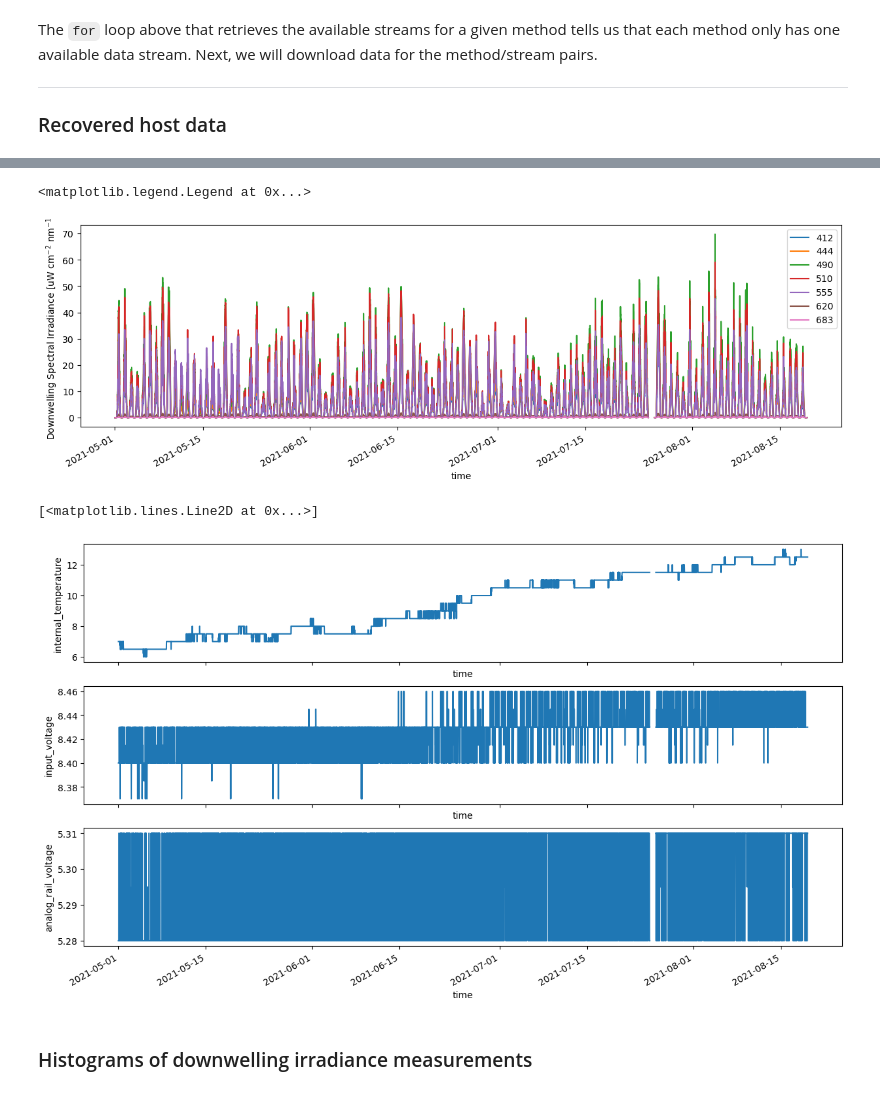
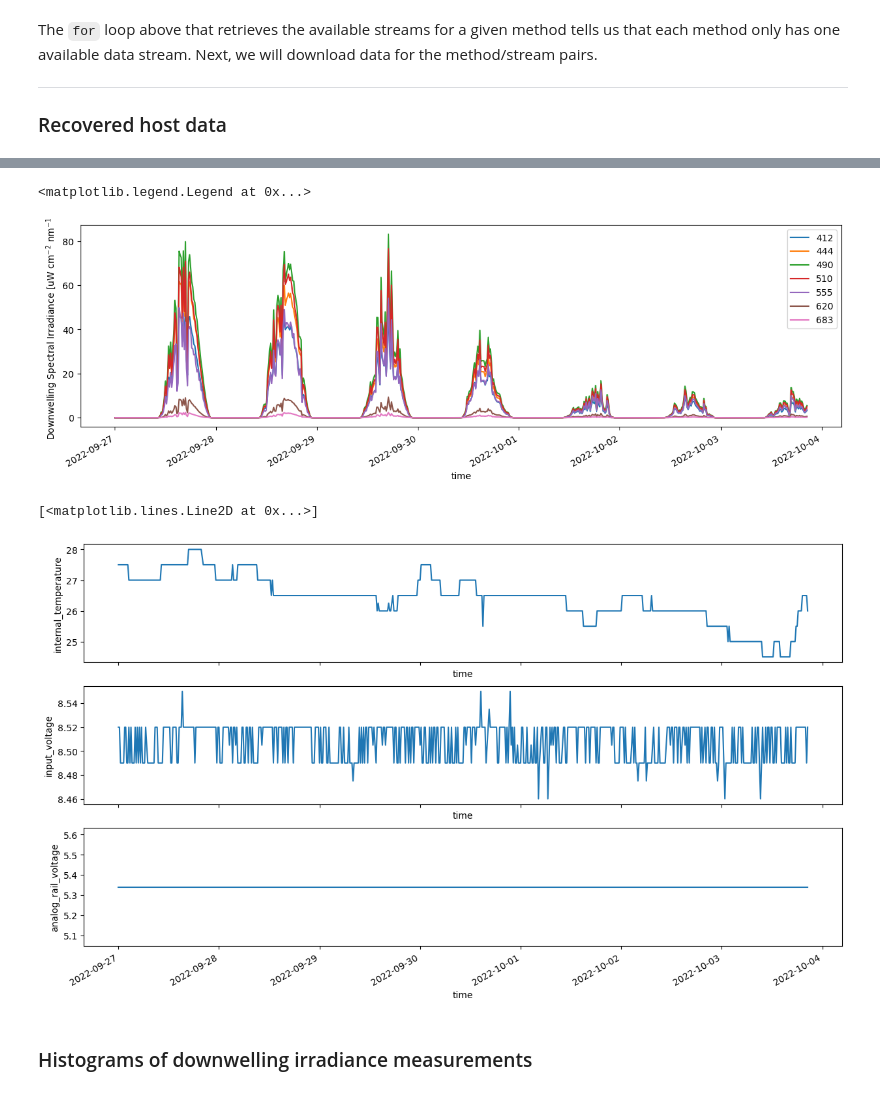
Before and after one commit to cooleyky/qartod_testing, a Jupyter notebook: notebooks/11-Deep-dive-CP01CNSM-RID26-08-SPKIRB000.ipynb, the cells around one changed output, grey strips where cells are left out. Saved outputs shown, nothing was run; the diff lists cells and outputs as text; code cells hidden in the pictures.

Commit message:
Complete first deep dive for CP04OSSM

```diff
--- a/notebooks/11-Deep-dive-CP01CNSM-RID26-08-SPKIRB000.ipynb
+++ b/notebooks/11-Deep-dive-CP01CNSM-RID26-08-SPKIRB000.ipynb
@@ -23,7 +23,7 @@ from ooinet import M2M # not sure if importing just M2M is correct/whether there
 from qartod_testing.plotting import nanfill_time_gaps
 # %%
 # Set parameters for data request
-refdes = 'GI01SUMO-RID16-08-SPKIRB000'
+refdes = 'CP04OSSM-RID26-08-SPKIRB000'
 site, node, sensor = refdes.split('-', 2)
 # %%
 # Create dict of methods and associated data streams
@@ -96,9 +97,9 @@ The `for` loop above that retrieves the available streams for a given method tel
 ### Recovered host data
 # %%
 # Set method and stream strings
-method = methods[1]
+method = methods[0]
 stream = streams[method][0]
-deploy = 9
+deploy = 15
 # %%
 # load data from the local kdata directory
 spkir = load_kdata(site, node, sensor, method, stream, ('*deployment%04d*SPKIR*.nc' % deploy))
@@ -166,21 +167,21 @@ spkir.analog_rail_voltage[0].plot.line(ax=ax[2])
 fig, ax = plt.subplots(1,1,figsize=(15,4))
 for var in spkir.variables:
     if "downwelling_irradiance" in var:
-        spkir[var].sel(time=slice('2021-05-01','2021-09-01')).plot(ax=ax, label=spkir[var].radiation_wavelength)
+        spkir[var].sel(time=slice('2022-09-27','2022-10-05')).plot(ax=ax, label=spkir[var].radiation_wavelength)
 ax.set_ylabel('Downwelling Spectral Irradiance [uW cm$^{-2}$ nm$^{-1}$]')
 plt.legend()
 # %% [output]
 <matplotlib.legend.Legend at 0x...>
-[figure, old version]
+[figure, new version]
 # %%
 #  Checking internal temperature, supply voltage, and analog rail voltage during this time
 fig, ax = plt.subplots(3,1, sharex=True, figsize=(15,8))
-spkir.internal_temperature[0].sel(time=slice('2021-05-01','2021-09-01')).plot.line(ax=ax[0])
-spkir.input_voltage[0].sel(time=slice('2021-05-01','2021-09-01')).plot.line(ax=ax[1])
-spkir.analog_rail_voltage[0].sel(time=slice('2021-05-01','2021-09-01')).plot.line(ax=ax[2])
+spkir.internal_temperature[0].sel(time=slice('2022-09-27','2022-10-05')).plot.line(ax=ax[0])
+spkir.input_voltage[0].sel(time=slice('2022-09-27','2022-10-05')).plot.line(ax=ax[1])
+spkir.analog_rail_voltage[0].sel(time=slice('2022-09-27','2022-10-05')).plot.line(ax=ax[2])
 # %% [output]
 [<matplotlib.lines.Line2D at 0x...>]
-[figure, old version]
+[figure, new version]
 # %% [markdown]
 ### Histograms of downwelling irradiance measurements
 # %%
```
Also changed, not shown: parts of 13 cells of this notebook.
